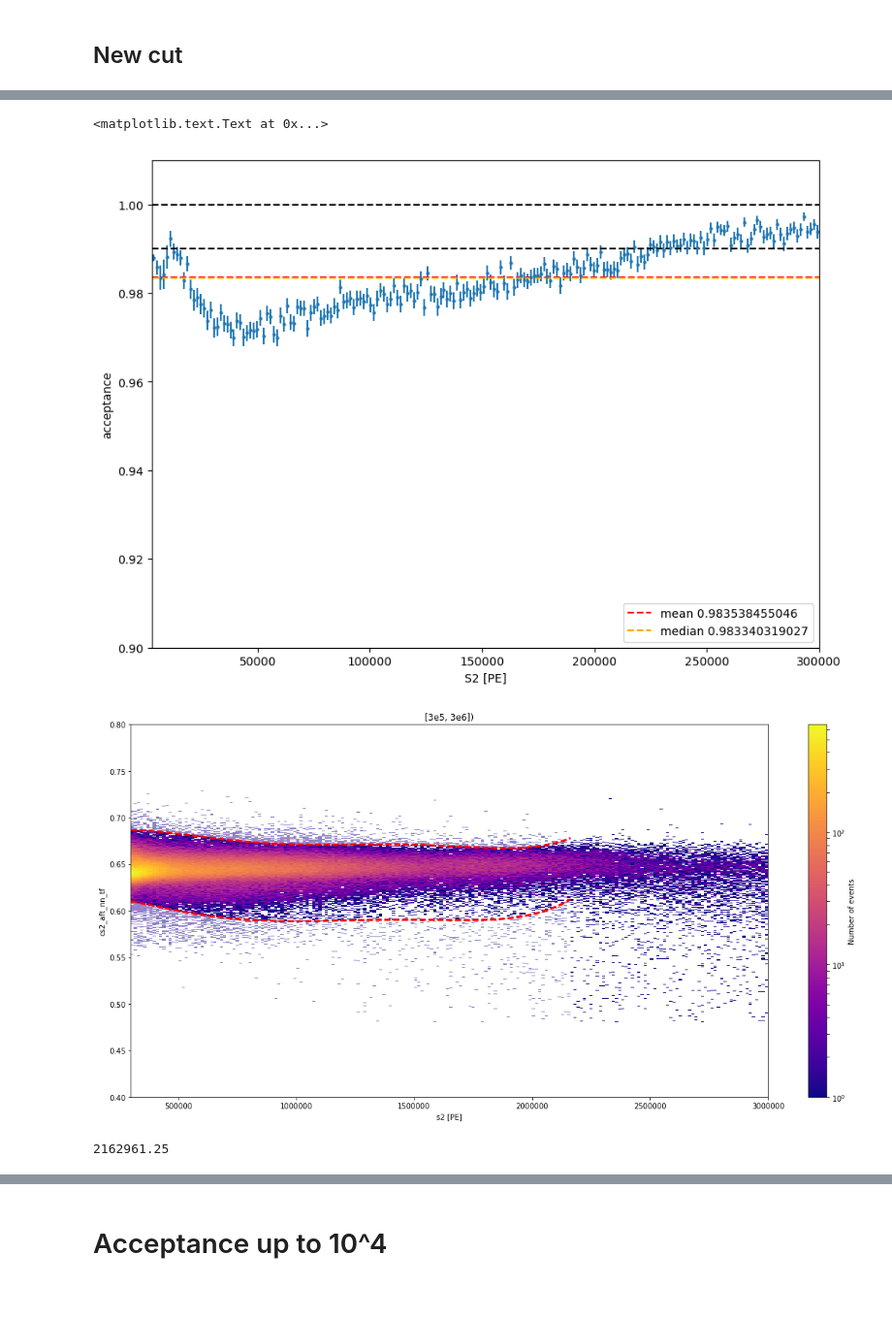
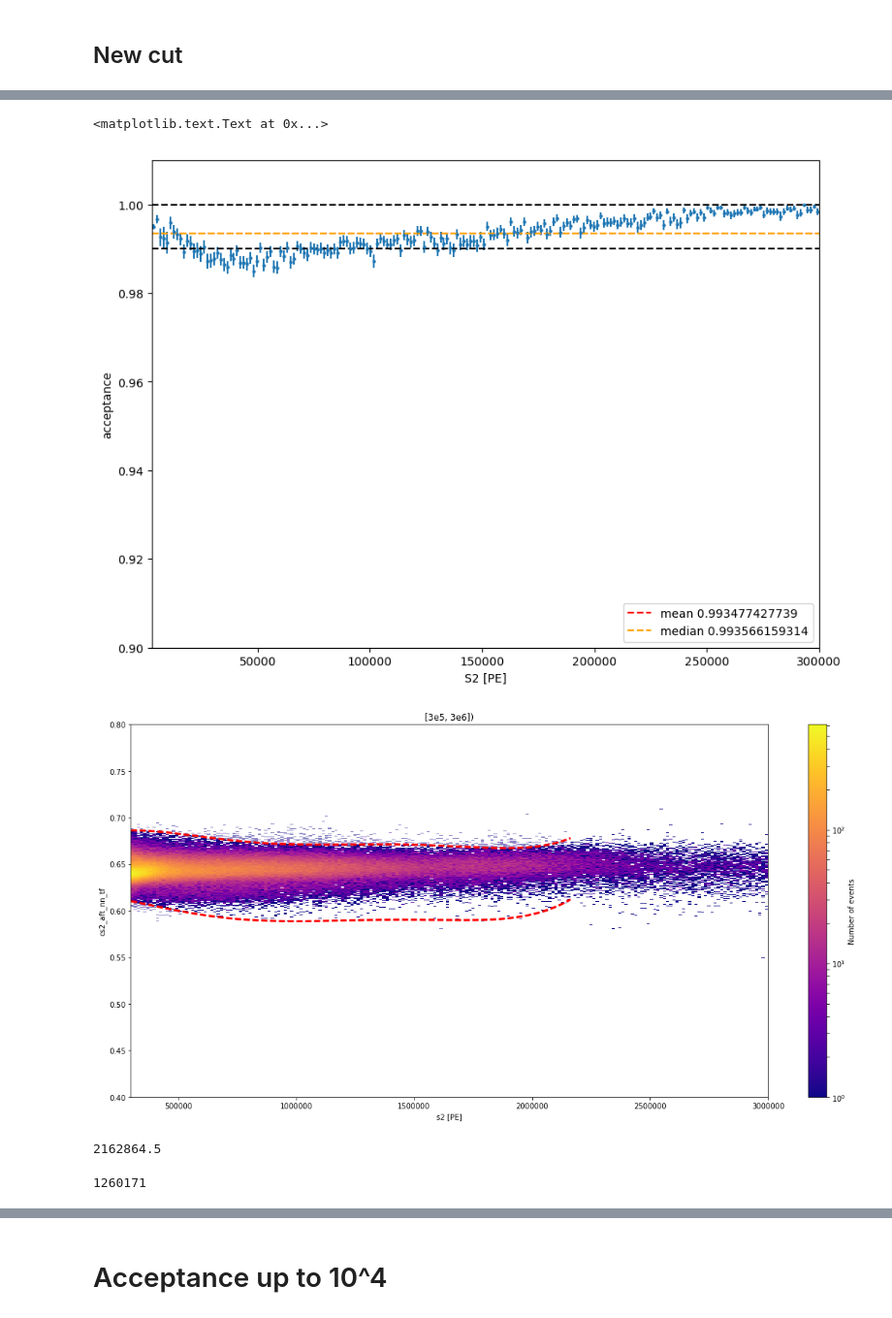
Before and after one commit to GiovanniVolta/CS2-AFT-SR2, a Jupyter notebook: notebook/CS2_AFT_6.10.1_comparison_after18836.ipynb, the cells around one changed output, grey strips where cells are left out. Shown: that part at 97% size. Drawn from its saved outputs; the diff is of its cells as text; code cells hidden in the pictures.

Commit message:
S2PatternLikelihood Cut

```diff
--- a/notebook/CS2_AFT_6.10.1_comparison_after18836.ipynb
+++ b/notebook/CS2_AFT_6.10.1_comparison_after18836.ipynb
@@ -39,0 +45,9 @@ plt.tight_layout()
+# %%
+def S2patternLikelihood(data):
+    tmp = data
+    a, b, c, d = -0.26768092, 1.92399006, 0.81202635, 107.85973175
+    e, f = 7.41263054e-02, 9.62861121e+01
+    y = (a*tmp['s2']+b*tmp['s2']**c+d)*(tmp['s2']<1e4) + (e*tmp['s2']+f)*(tmp['s2']>=1e4)
+    return y
+# %%
+Data['S2patternLikelihood'] = S2patternLikelihood(Data)
@@ -39,0 +86,6 @@ plt.tight_layout()
+# %%
+a, b, c, d = -0.26768092, 1.92399006, 0.81202635, 107.85973175
+e, f = 7.41263054e-02, 9.62861121e+01
+Data['CutS2patternLikelihood'] = ((Data['s2_pattern_fit'] < a*Data['s2']+b*Data['s2']**c+d) & (Data['s2'] < 1e4))|\
+                                 ((Data['s2_pattern_fit'] < e*Data['s2']+f) & (Data['s2'] >= 1e4))
+Data = hax.cuts.selection(Data, Data['CutS2patternLikelihood'] == True)
@@ -437,41 +490,45 @@ plt.xlabel('S2 [PE]')
 plt.ylabel('acceptance')
 # %% [output]
 <matplotlib.text.Text at 0x...>
-[figure, old version]
+[figure, new version]
 # %%
 fig = plt.figure(6, figsize=(16,8))
 hist, xbins, ybins, _ = plt.hist2d(Data['s2'],
                                    Data['cs2_aft_nn_tf'],
                                    bins=(200,1000),
                                    range=((3e5, 3e6), (0.4,0.8)),
                                    cmap=plt.cm.plasma, norm=matplotlib.colors.LogNorm(),
                                    cmin = 1,alpha = 0.5)
 #plt.colorbar(label='Number of events')
 hist_cut, xbins_cut, ybins_cut, _ = plt.hist2d(cut_2['s2'],
                                                cut_2['cs2_aft_nn_tf'],
                                                bins=(200,1000),
                                                range=((3e5, 3e6), (0.4,0.8)),
                                                cmap=plt.cm.plasma, norm=matplotlib.colors.LogNorm(),
                                                cmin = 1,alpha = 1)
 plt.colorbar(label='Number of events')
-plt.plot(DF_cs2_aft_top_2.s2.iloc[10:1768064], DF_cs2_aft_top_2.cs2_aft_top_2.iloc[10:1768064],
+plt.plot(DF_cs2_aft_top_2.s2.iloc[10:1230673], DF_cs2_aft_top_2.cs2_aft_top_2.iloc[10:1230673],
          linestyle='--', linewidth=3.0, color='red')
-plt.plot(DF_cs2_aft_bot_2.s2.iloc[10:1768064], DF_cs2_aft_bot_2.cs2_aft_bot_2.iloc[10:1768064],
+plt.plot(DF_cs2_aft_bot_2.s2.iloc[10:1230673], DF_cs2_aft_bot_2.cs2_aft_bot_2.iloc[10:1230673],
          linestyle='--', linewidth=3.0, color='red')
 
 plt.xlabel('s2 [PE]')
 plt.ylabel('cs2_aft_nn_tf')
 plt.title('[3e5, 3e6])')
 
 plt.tight_layout()
 hist[np.isnan(hist)] = 0
 hist_cut[np.isnan(hist_cut)] = 0
 # %% [output]
-[figure, old version]
+[figure, new version]
 # %%
-DF_cs2_aft_top_2.s2.iloc[1768064] #2163000
+DF_cs2_aft_top_2.s2.iloc[1230673] #1768064->2163000 without S2pattern, 1230674->2163000 with S2pattern
 # %% [output]
-2162961.25
+2162864.5
+# %%
+len(DF_cs2_aft_top_2)
+# %% [output]
+1260171
 # %%
 bin_centers_acceptance = []
 acceptance = []
```
Also changed, not shown: parts of 42 cells of this notebook, 2 other files.
